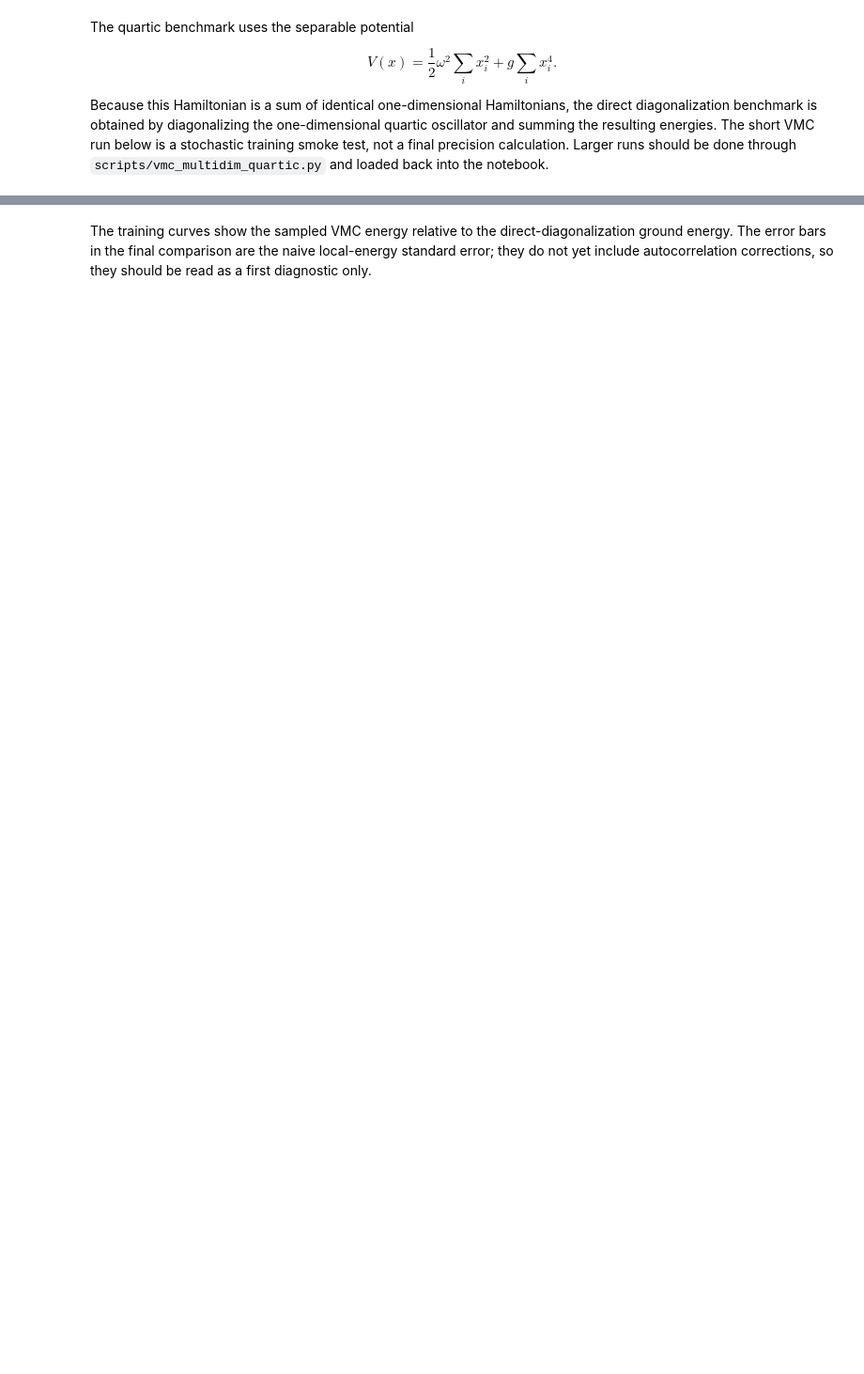
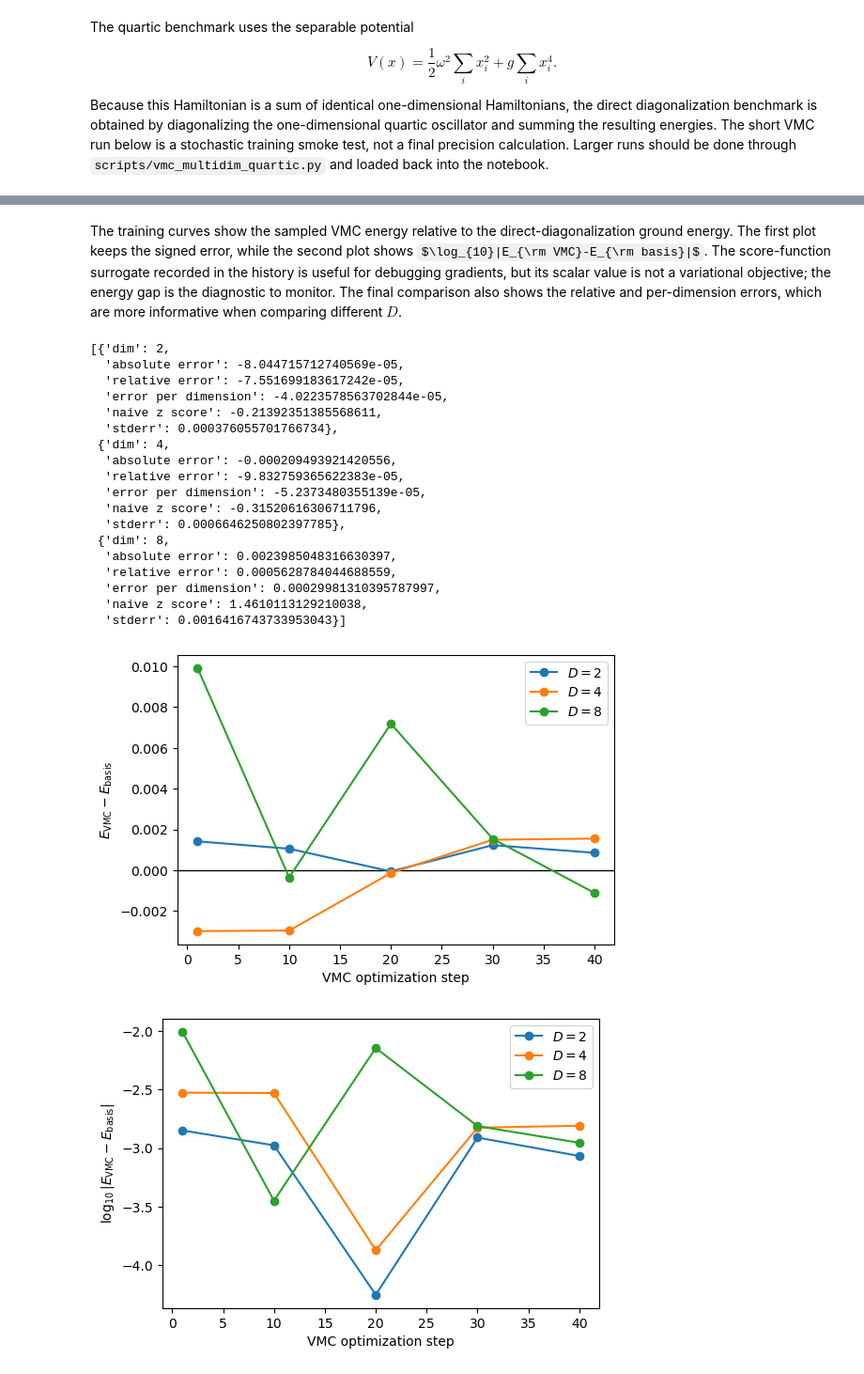
Before and after one commit to Sam-2727/Adjoint-QM, a Jupyter notebook: notebooks/harmonic_oscillator_ground_state.ipynb, the cells around one changed output, grey strips where cells are left out. Shown at 94% size. Cells and saved outputs as stored; diff of their text form; code cells hidden in the pictures; some formulas as TeX source; blank space fills up the shorter version.

```diff
--- a/notebooks/harmonic_oscillator_ground_state.ipynb
+++ b/notebooks/harmonic_oscillator_ground_state.ipynb
@@ -685,6 +706,8 @@ quartic_md_omega = 1.0
 quartic_md_coupling = 0.05
 quartic_md_dims = [2, 4, 8]
 quartic_md_histories = {}
+quartic_md_models = {}
+quartic_md_potentials = {}
 quartic_md_rows = []
 
 for dim in quartic_md_dims:
@@ -741,6 +764,8 @@ for dim in quartic_md_dims:
         "history": quartic_md_history,
         "exact_energy": quartic_md_energy_exact,
     }
+    quartic_md_models[dim] = quartic_md_model
+    quartic_md_potentials[dim] = quartic_md_potential
     quartic_md_rows.append(
         {
             "dim": dim,
@@ -760,28 +803,80 @@ quartic_md_rows
 # %% [markdown]
-The training curves show the sampled VMC energy relative to the direct-diagonalization ground energy.  The error bars in the final comparison are the naive local-energy standard error; they do not yet include autocorrelation corrections, so they should be read as a first diagnostic only.
+The training curves show the sampled VMC energy relative to the direct-diagonalization ground energy.  The first plot keeps the signed error, while the second plot shows $\log_{10}|E_{\rm VMC}-E_{\rm basis}|$.  The score-function surrogate recorded in the history is useful for debugging gradients, but its scalar value is not a variational objective; the energy gap is the diagnostic to monitor.  The final comparison also shows the relative and per-dimension errors, which are more informative when comparing different $D$.
 # %%
 plt.figure(figsize=(6, 4))
 plt.axhline(0.0, color="black", linewidth=1)
 for dim, payload in quartic_md_histories.items():
     history = payload["history"]
     exact_energy = payload["exact_energy"]
     plt.plot(
         [record.step for record in history],
         [record.energy - exact_energy for record in history],
         marker="o",
         label=fr"$D={dim}$",
     )
 plt.xlabel("VMC optimization step")
 plt.ylabel(r"$E_{\rm VMC}-E_{\rm basis}$")
 plt.legend();
 
 plt.figure(figsize=(6, 4))
+for dim, payload in quartic_md_histories.items():
+    history = payload["history"]
+    exact_energy = payload["exact_energy"]
+    abs_errors = torch.tensor(
+        [abs(record.energy - exact_energy) for record in history],
+        dtype=torch.float64,
+    )
+    plt.plot(
+        [record.step for record in history],
+        torch.log10(torch.clamp(abs_errors, min=torch.finfo(torch.float64).tiny)).numpy(),
+        marker="o",
+        label=fr"$D={dim}$",
+    )
+plt.xlabel("VMC optimization step")
+plt.ylabel(r"$\log_{10}|E_{\rm VMC}-E_{\rm basis}|$")
+plt.legend();
+
+plt.figure(figsize=(6, 4))
 plt.axhline(0.0, color="black", linewidth=1)
 plt.errorbar(
     [row["dim"] for row in quartic_md_rows],
     [row["energy error"] for row in quartic_md_rows],
     yerr=[row["stderr"] for row in quartic_md_rows],
     fmt="o",
 )
 plt.xlabel(r"dimension $D$")
 plt.ylabel(r"final $E_{\rm VMC}-E_{\rm basis}$");
+
+quartic_md_error_diagnostics = [
+    {
+        "dim": row["dim"],
+        "absolute error": row["energy error"],
+        "relative error": row["energy error"] / row["basis energy"],
+        "error per dimension": row["energy error"] / row["dim"],
+        "naive z score": row["energy error"] / row["stderr"],
+        "stderr": row["stderr"],
+    }
+    for row in quartic_md_rows
+]
+quartic_md_error_diagnostics
+# %% [output]
+[{'dim': 2,
+  'absolute error': -8.044715712740569e-05,
+  'relative error': -7.551699183617242e-05,
+  'error per dimension': -4.0223578563702844e-05,
+  'naive z score': -0.21392351385568611,
+  'stderr': 0.000376055701766734},
+ {'dim': 4,
+  'absolute error': -0.000209493921420556,
+  'relative error': -9.832759365622383e-05,
+  'error per dimension': -5.2373480355139e-05,
+  'naive z score': -0.31520616306711796,
+  'stderr': 0.0006646250802397785},
+ {'dim': 8,
+  'absolute error': 0.0023985048316630397,
+  'relative error': 0.0005628784044688559,
+  'error per dimension': 0.00029981310395787997,
+  'naive z score': 1.4610113129210038,
+  'stderr': 0.0016416743733953043}]
+[figure, added]
+[figure, added]
```
Also changed, not shown: parts of 14 cells of this notebook, 23 other files.
